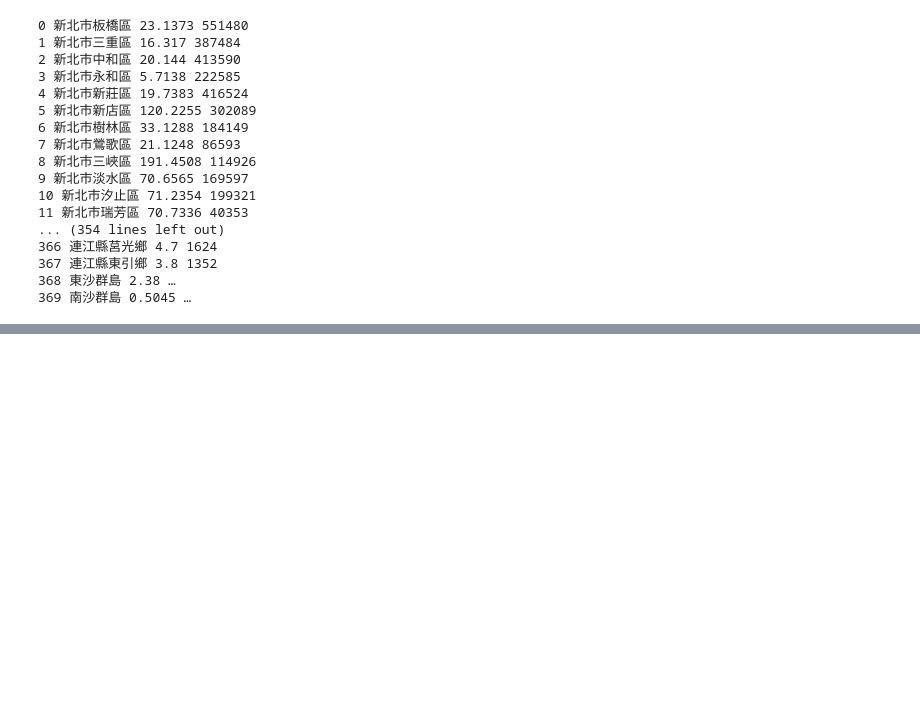
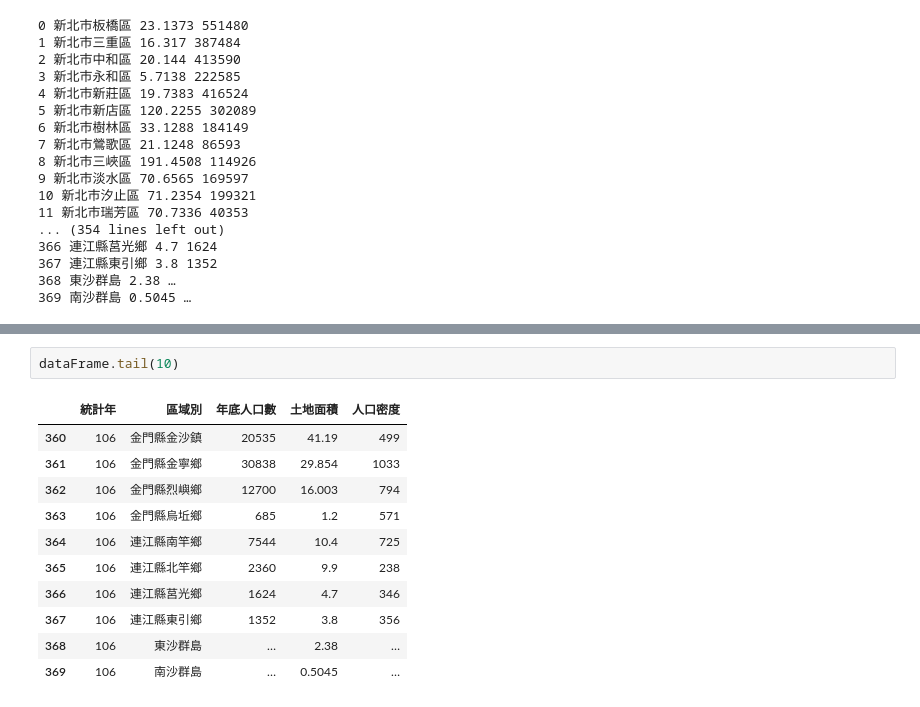
Before and after one commit to yitingko/__112_python_chihlee__, a Jupyter notebook: lesson11_3.ipynb, the cells around one changed output, grey strips where cells are left out. Cells and saved outputs as stored; diff of their text form; blank space fills up the shorter version.

```diff
--- a/lesson11_3.ipynb
+++ b/lesson11_3.ipynb
@@ -113,0 +128,14 @@ for index,series in dataFrame[['區域別','土地面積','年底人口數']].it
+# %%
+dataFrame.tail(10)
+# %% [output]
+|  | 統計年 | 區域別 | 年底人口數 | 土地面積 | 人口密度 |
+| 360 | 106 | 金門縣金沙鎮 | 20535 | 41.19 | 499 |
+| 361 | 106 | 金門縣金寧鄉 | 30838 | 29.854 | 1033 |
+| 362 | 106 | 金門縣烈嶼鄉 | 12700 | 16.003 | 794 |
+| 363 | 106 | 金門縣烏坵鄉 | 685 | 1.2 | 571 |
+| 364 | 106 | 連江縣南竿鄉 | 7544 | 10.4 | 725 |
+| 365 | 106 | 連江縣北竿鄉 | 2360 | 9.9 | 238 |
+| 366 | 106 | 連江縣莒光鄉 | 1624 | 4.7 | 346 |
+| 367 | 106 | 連江縣東引鄉 | 1352 | 3.8 | 356 |
+| 368 | 106 | 東沙群島 | … | 2.38 | … |
+| 369 | 106 | 南沙群島 | … | 0.5045 | … |
```
Also changed, not shown: parts of 1 cell of this notebook.
